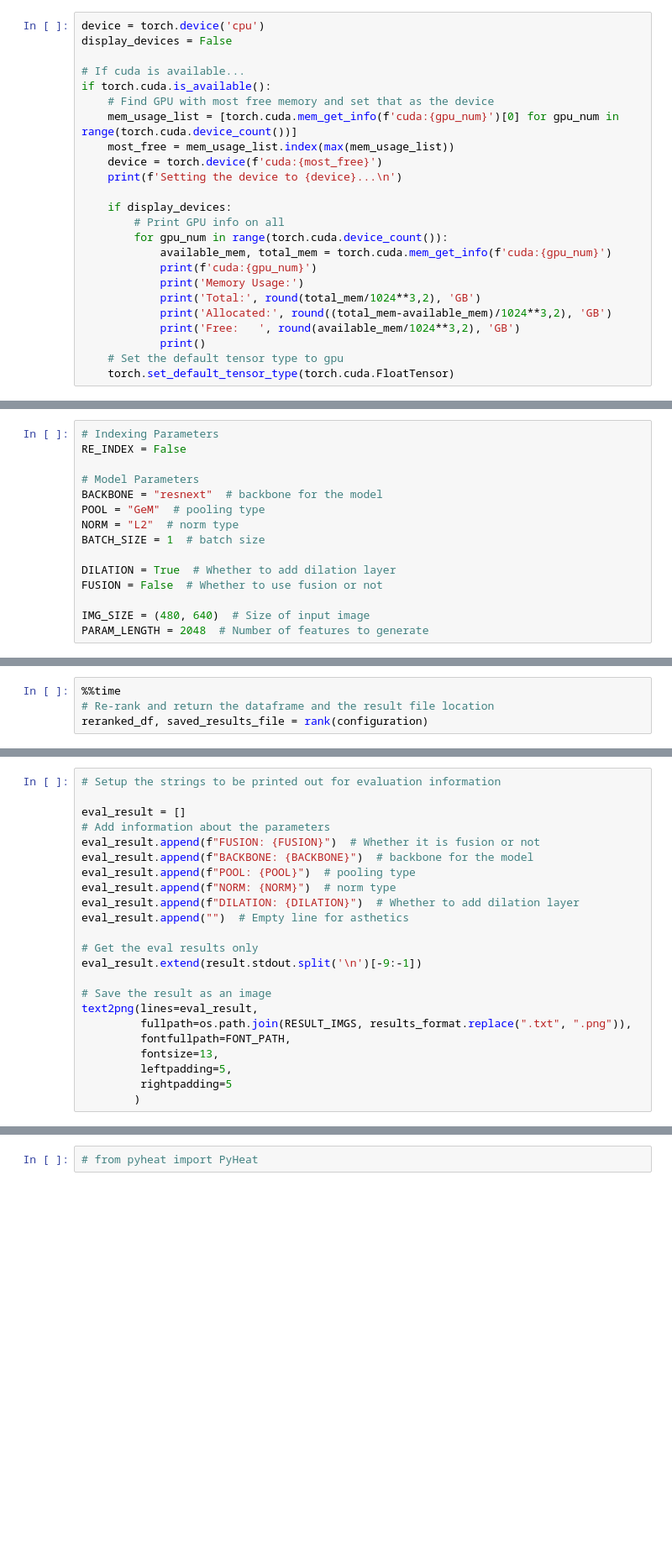
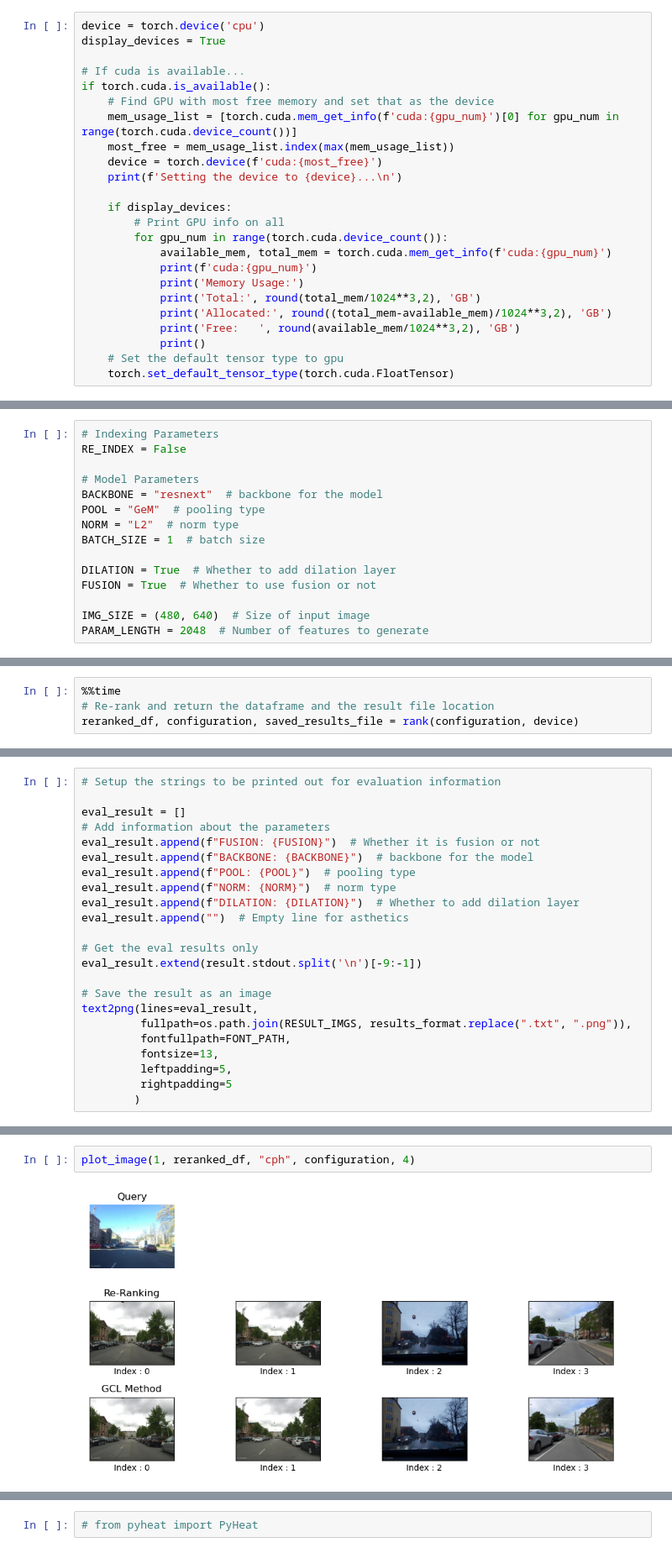
Before and after one commit to peshmerge/advanced_ir, a Jupyter notebook: gcl_local_fusion.ipynb, the cells around one changed output, grey strips where cells are left out. Shown at 84% size. Drawn from its saved outputs; the diff is of its cells as text; blank space fills up the shorter version.

Commit message:
updated code to include the visual analysis part

```diff
--- a/gcl_local_fusion.ipynb
+++ b/gcl_local_fusion.ipynb
@@ -39,7 +39,7 @@ np.random.seed(0)
 #### Setup GPU for Cuda
 # %%
 device = torch.device('cpu')
-display_devices = False
+display_devices = True
 
 # If cuda is available...
 if torch.cuda.is_available():
@@ -79,7 +95,7 @@ NORM = "L2"  # norm type
 BATCH_SIZE = 1  # batch size
 
 DILATION = True  # Whether to add dilation layer
-FUSION = False  # Whether to use fusion or not
+FUSION = True  # Whether to use fusion or not
 
 IMG_SIZE = (480, 640)  # Size of input image
 PARAM_LENGTH = 2048  # Number of features to generate
@@ -516,5 +529,5 @@ configuration = {
 # %%
 %%time
 # Re-rank and return the dataframe and the result file location
-reranked_df, saved_results_file = rank(configuration)
+reranked_df, configuration, saved_results_file = rank(configuration, device)
 # %% [output]
@@ -559,0 +587,4 @@ text2png(lines=eval_result,
+# %%
+plot_image(1, reranked_df, "cph", configuration, 4)
+# %% [output]
+[figure, added]
```
Also changed, not shown: parts of 11 cells of this notebook, 4 other files.
